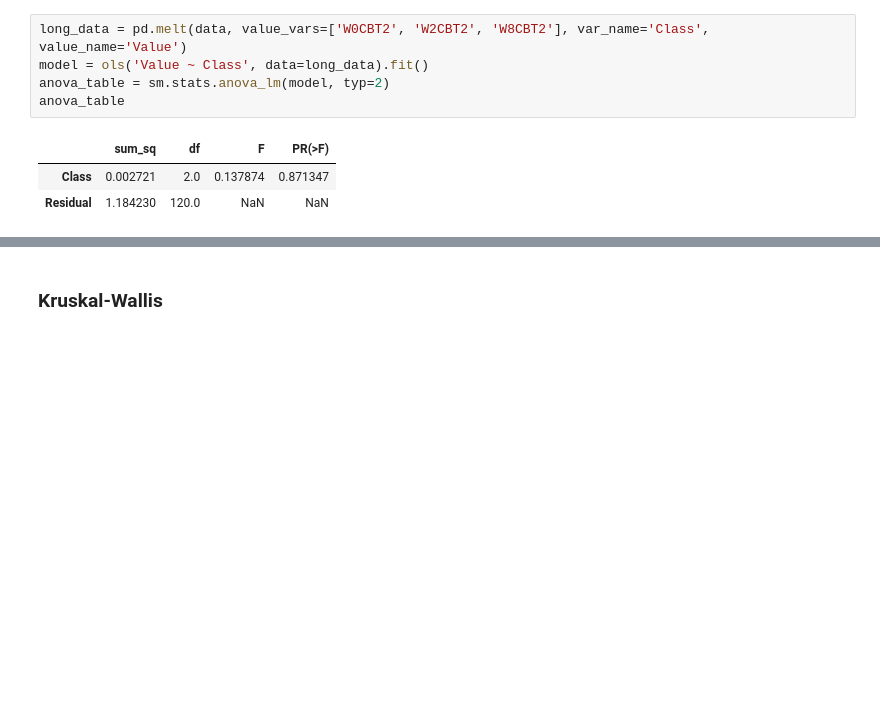
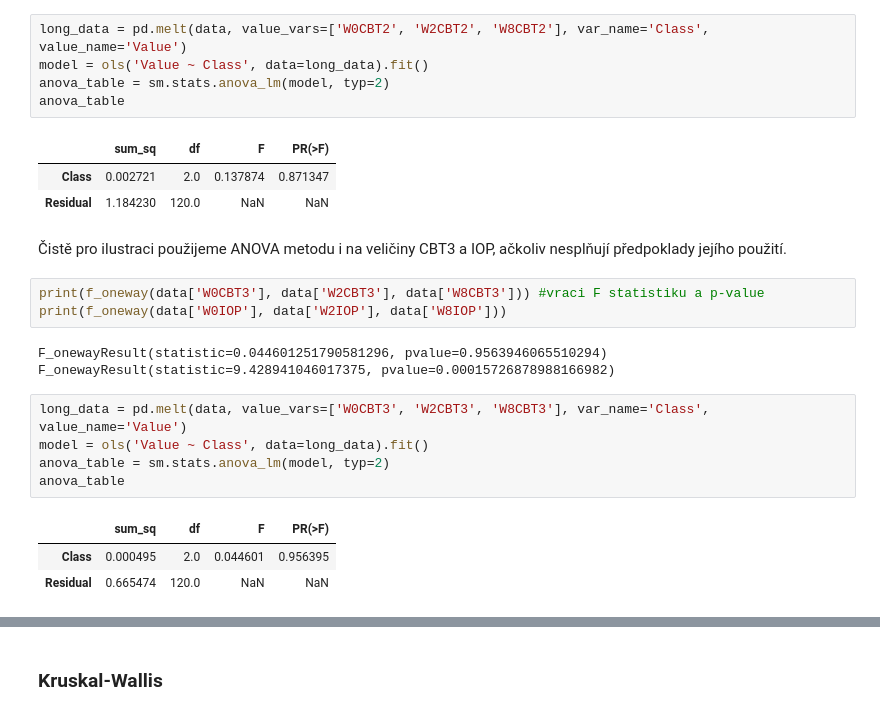
Before and after one commit to xdxdhh/sme_projekt, a Jupyter notebook: analysis.ipynb, the cells around one changed output, grey strips where cells are left out. Saved outputs shown, nothing was run; the diff lists cells and outputs as text; blank space fills up the shorter version.

```diff
--- a/analysis.ipynb
+++ b/analysis.ipynb
@@ -177,3 +178,20 @@ anova_table
 |  | sum_sq | df | F | PR(>F) |
 | Class | 0.002721 | 2.0 | 0.137874 | 0.871347 |
 | Residual | 1.184230 | 120.0 | NaN | NaN |
+# %% [markdown]
+Čistě pro ilustraci použijeme ANOVA metodu i na veličiny CBT3 a IOP, ačkoliv nesplňují předpoklady jejího použití.
+# %%
+print(f_oneway(data['W0CBT3'], data['W2CBT3'], data['W8CBT3'])) #vraci F statistiku a p-value
+print(f_oneway(data['W0IOP'], data['W2IOP'], data['W8IOP']))
+# %% [output]
+F_onewayResult(statistic=0.044601251790581296, pvalue=0.9563946065510294)
+F_onewayResult(statistic=9.428941046017375, pvalue=0.00015726878988166982)
+# %%
+long_data = pd.melt(data, value_vars=['W0CBT3', 'W2CBT3', 'W8CBT3'], var_name='Class', value_name='Value')
+model = ols('Value ~ Class', data=long_data).fit()
+anova_table = sm.stats.anova_lm(model, typ=2)
+anova_table
+# %% [output]
+|  | sum_sq | df | F | PR(>F) |
+| Class | 0.000495 | 2.0 | 0.044601 | 0.956395 |
+| Residual | 0.665474 | 120.0 | NaN | NaN |
```
Also changed, not shown: parts of 9 cells of this notebook, 2 other files.
